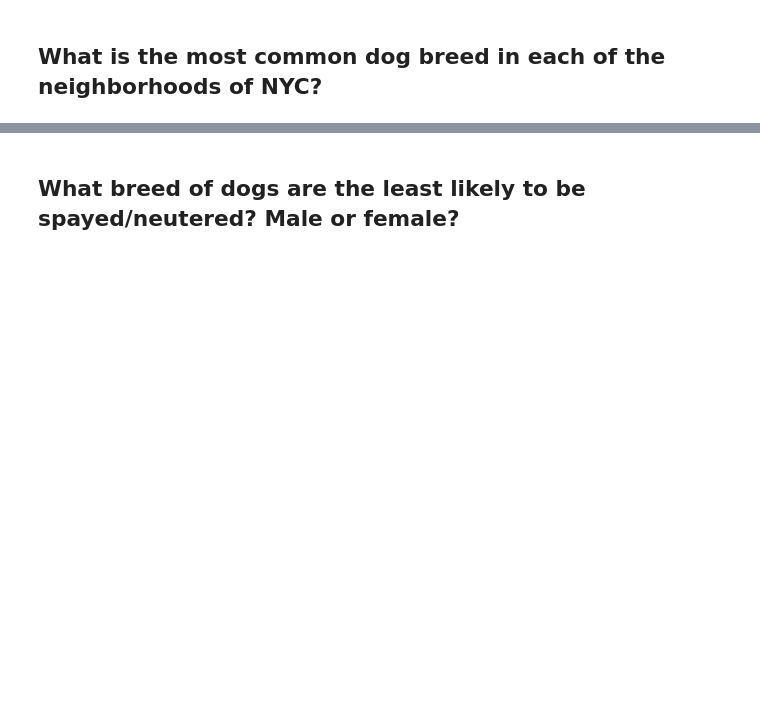
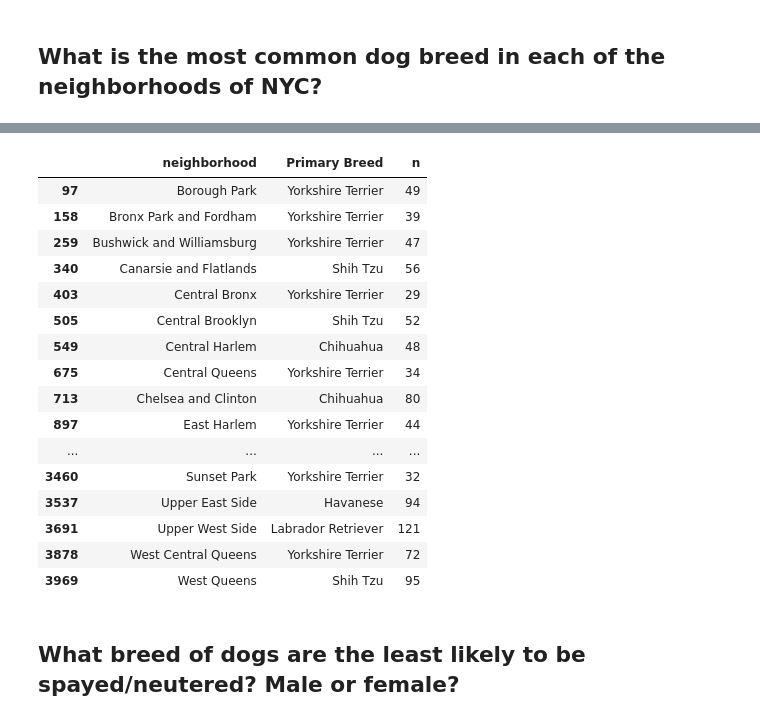
Before and after one commit to olafkoenig/07-homework-updated, a Jupyter notebook: 02-dogs/Dataset TWO - Dogs.ipynb, the cells around one changed output, grey strips where cells are left out. Saved outputs shown, nothing was run; the diff lists cells and outputs as text; code cells hidden in the pictures; blank space fills up the shorter version.

```diff
--- a/02-dogs/Dataset TWO - Dogs.ipynb
+++ b/02-dogs/Dataset TWO - Dogs.ipynb
@@ -312,2 +294,31 @@ array(['Central Bronx', 'Bronx Park and Fordham',
+# %%
+top_breeding_neighborhood = (
+    merged.groupby(['neighborhood', 'Primary Breed'])
+      .size()
+      .reset_index(name='n')
+      .sort_values(['neighborhood', 'n'], ascending=[True, False])
+      .groupby('neighborhood')
+      .head(1)
+)
+# %%
+top_breeding_neighborhood
+# %% [output]
+|  | neighborhood | Primary Breed | n |
+| 97 | Borough Park | Yorkshire Terrier | 49 |
+| 158 | Bronx Park and Fordham | Yorkshire Terrier | 39 |
+| 259 | Bushwick and Williamsburg | Yorkshire Terrier | 47 |
+| 340 | Canarsie and Flatlands | Shih Tzu | 56 |
+| 403 | Central Bronx | Yorkshire Terrier | 29 |
+| 505 | Central Brooklyn | Shih Tzu | 52 |
+| 549 | Central Harlem | Chihuahua | 48 |
+| 675 | Central Queens | Yorkshire Terrier | 34 |
+| 713 | Chelsea and Clinton | Chihuahua | 80 |
+| 897 | East Harlem | Yorkshire Terrier | 44 |
+| ... | ... | ... | ... |
+| 3460 | Sunset Park | Yorkshire Terrier | 32 |
+| 3537 | Upper East Side | Havanese | 94 |
+| 3691 | Upper West Side | Labrador Retriever | 121 |
+| 3878 | West Central Queens | Yorkshire Terrier | 72 |
+| 3969 | West Queens | Shih Tzu | 95 |
 # %% [markdown]
 ## What breed of dogs are the least likely to be spayed/neutered? Male or female?
```
Also changed, not shown: parts of 7 cells of this notebook.
